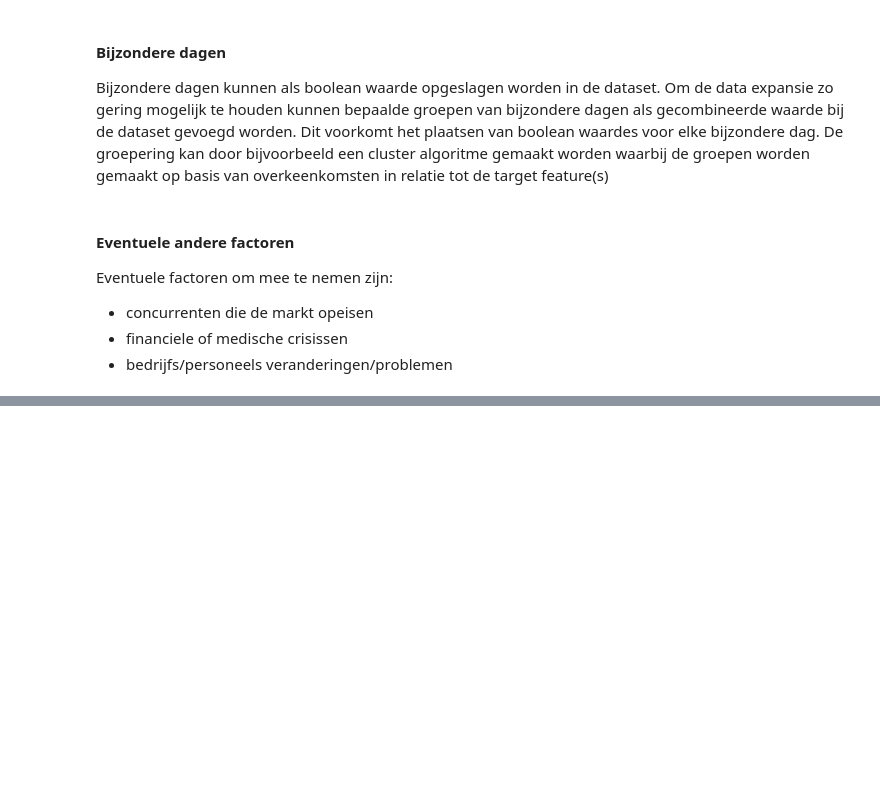
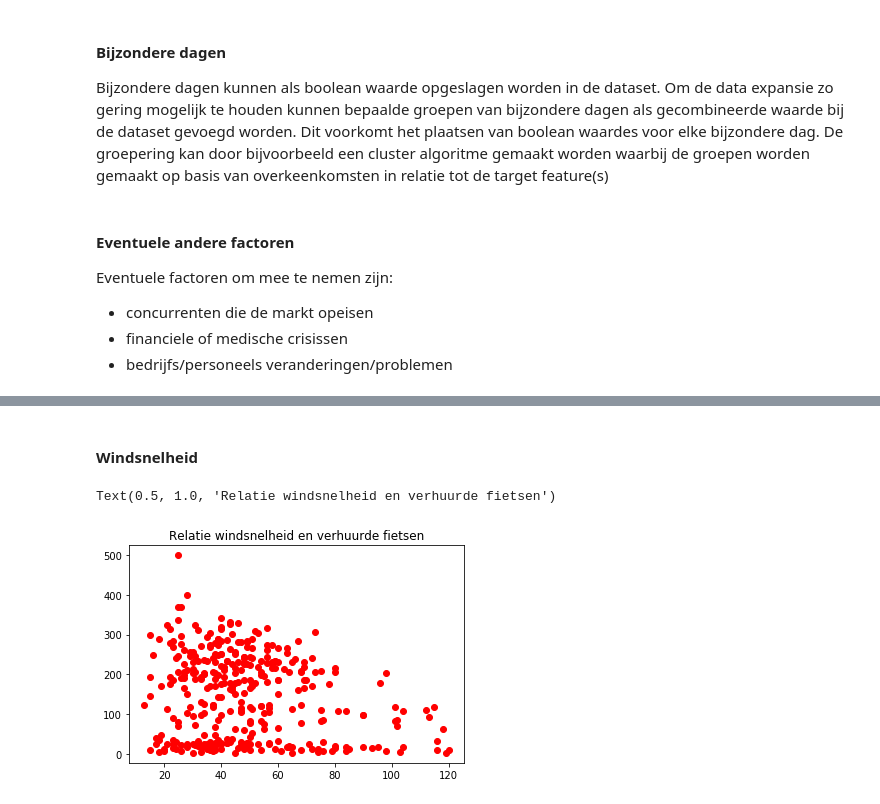
Before and after one commit to vlreinier/DIP, a Jupyter notebook: FlickBike.ipynb, the cells around one changed output, grey strips where cells are left out. Saved outputs shown, nothing was run; the diff lists cells and outputs as text; code cells hidden in the pictures; blank space fills up the shorter version.

```diff
--- a/FlickBike.ipynb
+++ b/FlickBike.ipynb
@@ -76,0 +44,9 @@ Als laatst kan ook nog gekeken worden naar plekken waar weinig fietsen gebruikt
+# %%
+df_bikes = pd.read_csv("bikes.csv") # https://canvas.hu.nl/files/850822/download?download_frd=1
+df_bikes["date"] = pd.to_datetime(df_bikes["date"],format="%Y-%m-%d %H:%M:%S")
+# print(df_bikes[["date"]].sort_values("date",ascending=True).head())
+# print(df_bikes[["date"]].sort_values("date").tail())
+# %%
+df_weer = pd.read_csv("weer.csv")
+df_weer["YYYYMMDD"] = pd.to_datetime(df_weer["YYYYMMDD"],format="%Y%m%d")
+df_weer.head()
@@ -76,0 +60,16 @@ Als laatst kan ook nog gekeken worden naar plekken waar weinig fietsen gebruikt
+# %%
+df_bikes_per_day = df_bikes[["bikenumber"]].groupby([df_bikes["date"].dt.date]).count()
+df_bikes_per_day["day"] = pd.to_datetime(df_bikes_per_day.index,format="%Y-%m-%d %H:%M:%S")
+df_bikes_per_day.rename(columns={"bikenumber":"amount_of_bikes"},inplace=True)
+# %%
+df_weer_verhuur = df_weer.merge(df_bikes_per_day,how='left', left_on='YYYYMMDD', right_on="day")
+df_weer_verhuur.drop(["STN"],axis=1,inplace=True)
+# %% [markdown]
+#### Windsnelheid
+# %%
+df_weer_verhuur.sort_values("FG",inplace=True)
+plt.plot(df_weer_verhuur["FG"],df_weer_verhuur["amount_of_bikes"],'ro')
+plt.title("Relatie windsnelheid en verhuurde fietsen")
+# %% [output]
+Text(0.5, 1.0, 'Relatie windsnelheid en verhuurde fietsen')
+[figure, added]
```
Also changed, not shown: parts of 19 cells of this notebook.
